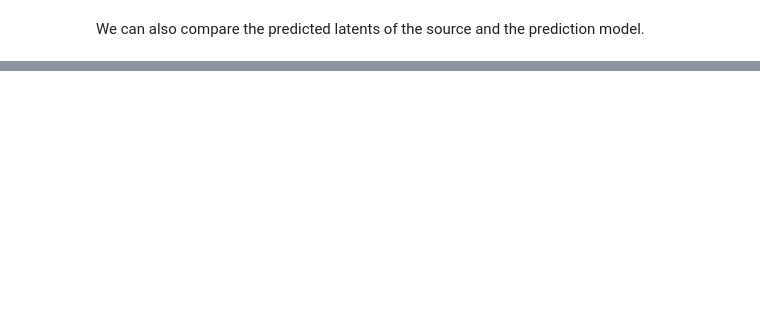
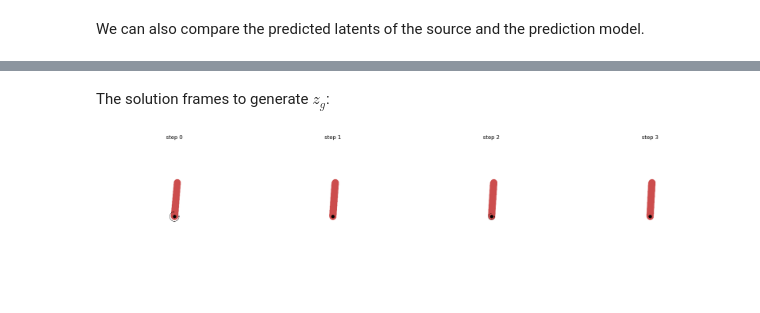
Before and after one commit to RobvanGastel/adapt-vjepa-world-model, a Jupyter notebook: World Model.ipynb, the cells around one changed output, grey strips where cells are left out. Drawn from its saved outputs; the diff is of its cells as text; code cells hidden in the pictures; blank space fills up the shorter version.

```diff
--- a/World Model.ipynb
+++ b/World Model.ipynb
@@ -186,0 +330,14 @@ plt.show()
+# %% [markdown]
+The solution frames to generate $z_g$:
+# %%
+fig, axes = plt.subplots(1, 4, figsize=(20, 5))
+
+for i, ax in enumerate(axes):
+    ax.imshow(n_frames[i])
+    ax.set_title(f"step {i}")
+    ax.axis('off')
+
+plt.tight_layout()
+plt.show()
+# %% [output]
+[figure, added]
```
Also changed, not shown: parts of 17 cells of this notebook, 6 other files.
